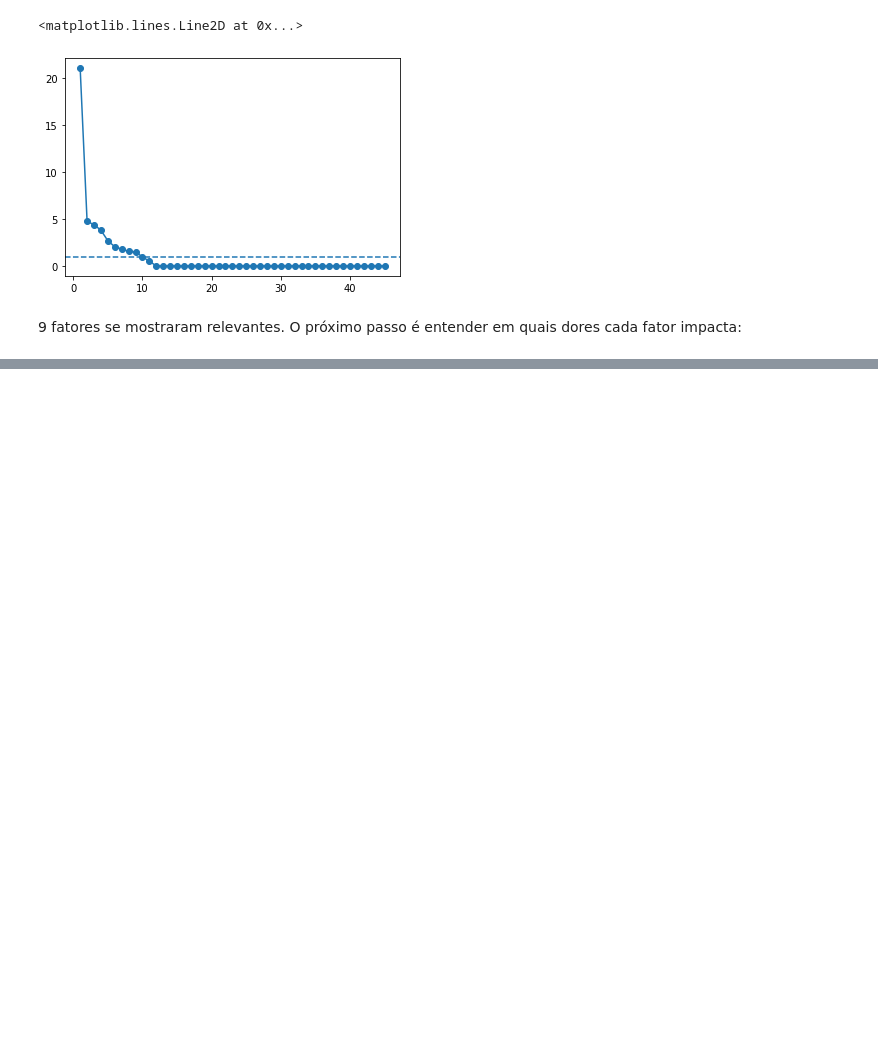
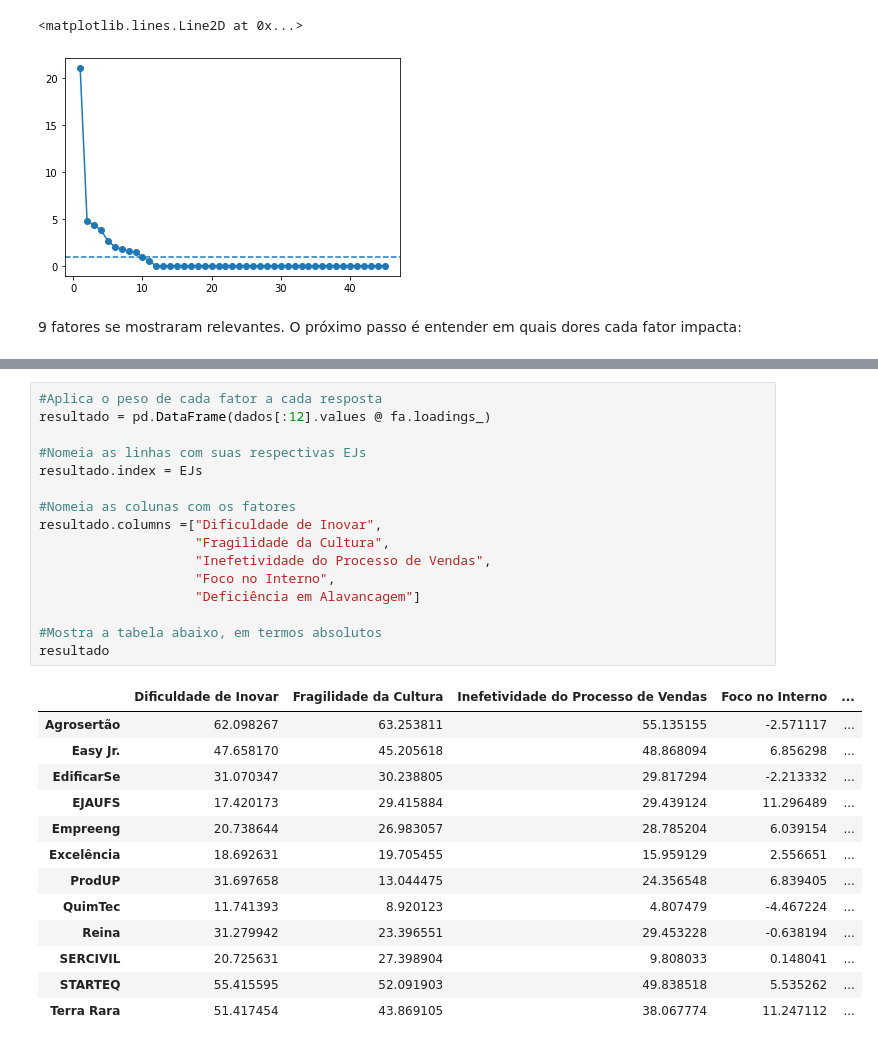
Before and after one commit to gustavomello9600/clusters, a Jupyter notebook: Dores das EJs.ipynb, the cells around one changed output, grey strips where cells are left out. Cells and saved outputs as stored; diff of their text form; blank space fills up the shorter version.

Commit message:
Pequenas Melhorias
Legibilidade aumentada e corrigido a escrita das planilhas na pasta resultados

```diff
--- a/Dores das EJs.ipynb
+++ b/Dores das EJs.ipynb
@@ -687,0 +868,30 @@ Rankeando as dores em que cada fator produz mais influência
+# %%
+#Aplica o peso de cada fator a cada resposta
+resultado = pd.DataFrame(dados[:12].values @ fa.loadings_)
+
+#Nomeia as linhas com suas respectivas EJs
+resultado.index = EJs
+
+#Nomeia as colunas com os fatores
+resultado.columns =["Dificuldade de Inovar",
+                    "Fragilidade da Cultura",
+                    "Inefetividade do Processo de Vendas",
+                    "Foco no Interno",
+                    "Deficiência em Alavancagem"]
+
+#Mostra a tabela abaixo, em termos absolutos
+resultado
+# %% [output]
+|  | Dificuldade de Inovar | Fragilidade da Cultura | Inefetividade do Processo de Vendas | Foco no Interno | ... |
+| Agrosertão | 62.098267 | 63.253811 | 55.135155 | -2.571117 | ... |
+| Easy Jr. | 47.658170 | 45.205618 | 48.868094 | 6.856298 | ... |
+| EdificarSe | 31.070347 | 30.238805 | 29.817294 | -2.213332 | ... |
+| EJAUFS | 17.420173 | 29.415884 | 29.439124 | 11.296489 | ... |
+| Empreeng | 20.738644 | 26.983057 | 28.785204 | 6.039154 | ... |
+| Excelência | 18.692631 | 19.705455 | 15.959129 | 2.556651 | ... |
+| ProdUP | 31.697658 | 13.044475 | 24.356548 | 6.839405 | ... |
+| QuimTec | 11.741393 | 8.920123 | 4.807479 | -4.467224 | ... |
+| Reina | 31.279942 | 23.396551 | 29.453228 | -0.638194 | ... |
+| SERCIVIL | 20.725631 | 27.398904 | 9.808033 | 0.148041 | ... |
+| STARTEQ | 55.415595 | 52.091903 | 49.838518 | 5.535262 | ... |
+| Terra Rara | 51.417454 | 43.869105 | 38.067774 | 11.247112 | ... |
```
Also changed, not shown: parts of 41 cells of this notebook.
